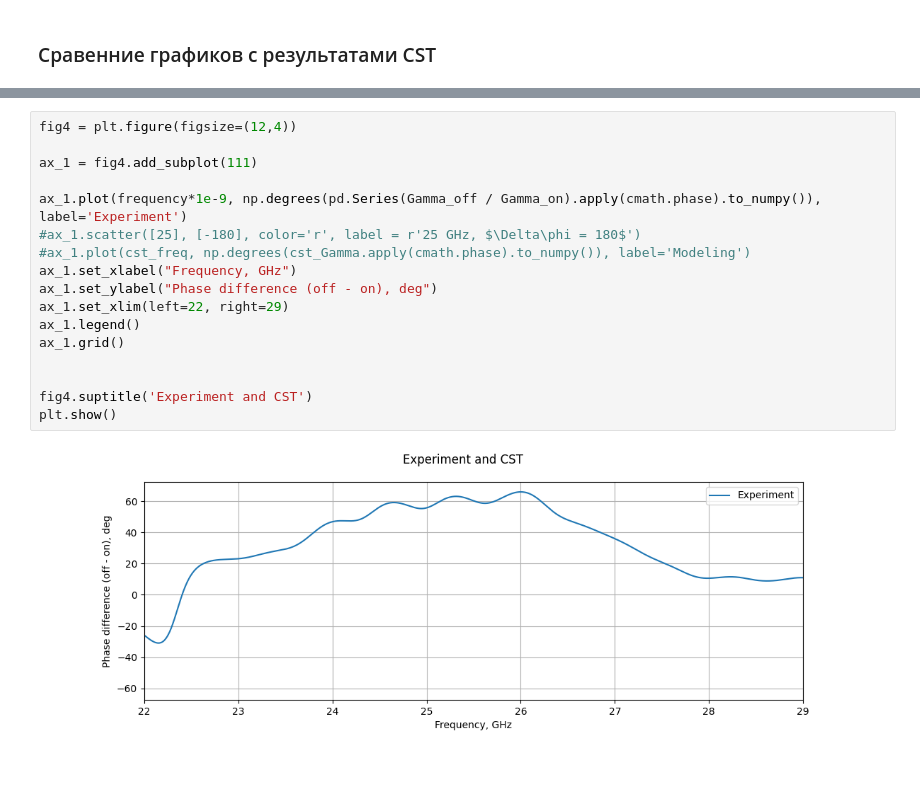
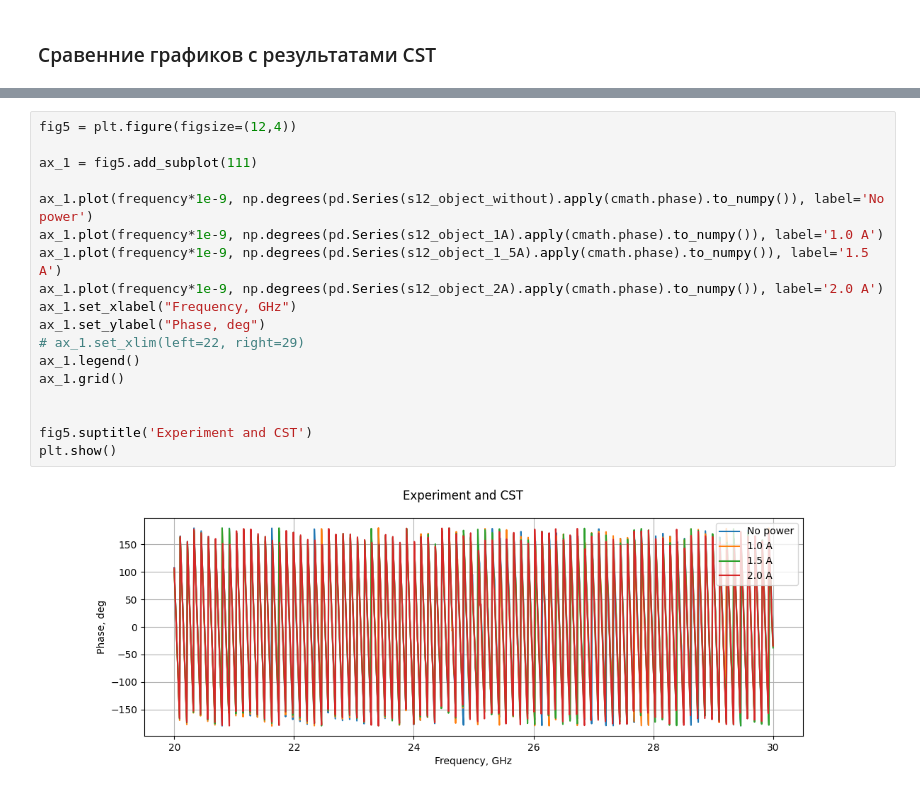
Before and after one commit to isvoropaev02/post_processing_RIS, a Jupyter notebook: 250923/S21_mirror.ipynb, the cells around one changed output, grey strips where cells are left out. Drawn from its saved outputs; the diff is of its cells as text.

```diff
--- a/250923/S21_mirror.ipynb
+++ b/250923/S21_mirror.ipynb
@@ -240,19 +239,20 @@ plt.show()
 # %%
-fig4 = plt.figure(figsize=(12,4))
+fig5 = plt.figure(figsize=(12,4))
 
-ax_1 = fig4.add_subplot(111)
+ax_1 = fig5.add_subplot(111)
 
-ax_1.plot(frequency*1e-9, np.degrees(pd.Series(Gamma_off / Gamma_on).apply(cmath.phase).to_numpy()), label='Experiment')
-#ax_1.scatter([25], [-180], color='r', label = r'25 GHz, $\Delta\phi = 180$')
-#ax_1.plot(cst_freq, np.degrees(cst_Gamma.apply(cmath.phase).to_numpy()), label='Modeling')
+ax_1.plot(frequency*1e-9, np.degrees(pd.Series(s12_object_without).apply(cmath.phase).to_numpy()), label='No power')
+ax_1.plot(frequency*1e-9, np.degrees(pd.Series(s12_object_1A).apply(cmath.phase).to_numpy()), label='1.0 A')
+ax_1.plot(frequency*1e-9, np.degrees(pd.Series(s12_object_1_5A).apply(cmath.phase).to_numpy()), label='1.5 A')
+ax_1.plot(frequency*1e-9, np.degrees(pd.Series(s12_object_2A).apply(cmath.phase).to_numpy()), label='2.0 A')
 ax_1.set_xlabel("Frequency, GHz")
-ax_1.set_ylabel("Phase difference (off - on), deg")
-ax_1.set_xlim(left=22, right=29)
+ax_1.set_ylabel("Phase, deg")
+# ax_1.set_xlim(left=22, right=29)
 ax_1.legend()
 ax_1.grid()
 
 
-fig4.suptitle('Experiment and CST')
+fig5.suptitle('Experiment and CST')
 plt.show()
 # %% [output]
-[figure, old version]
+[figure, new version]
```
Also changed, not shown: parts of 3 cells of this notebook, 1 other file.
